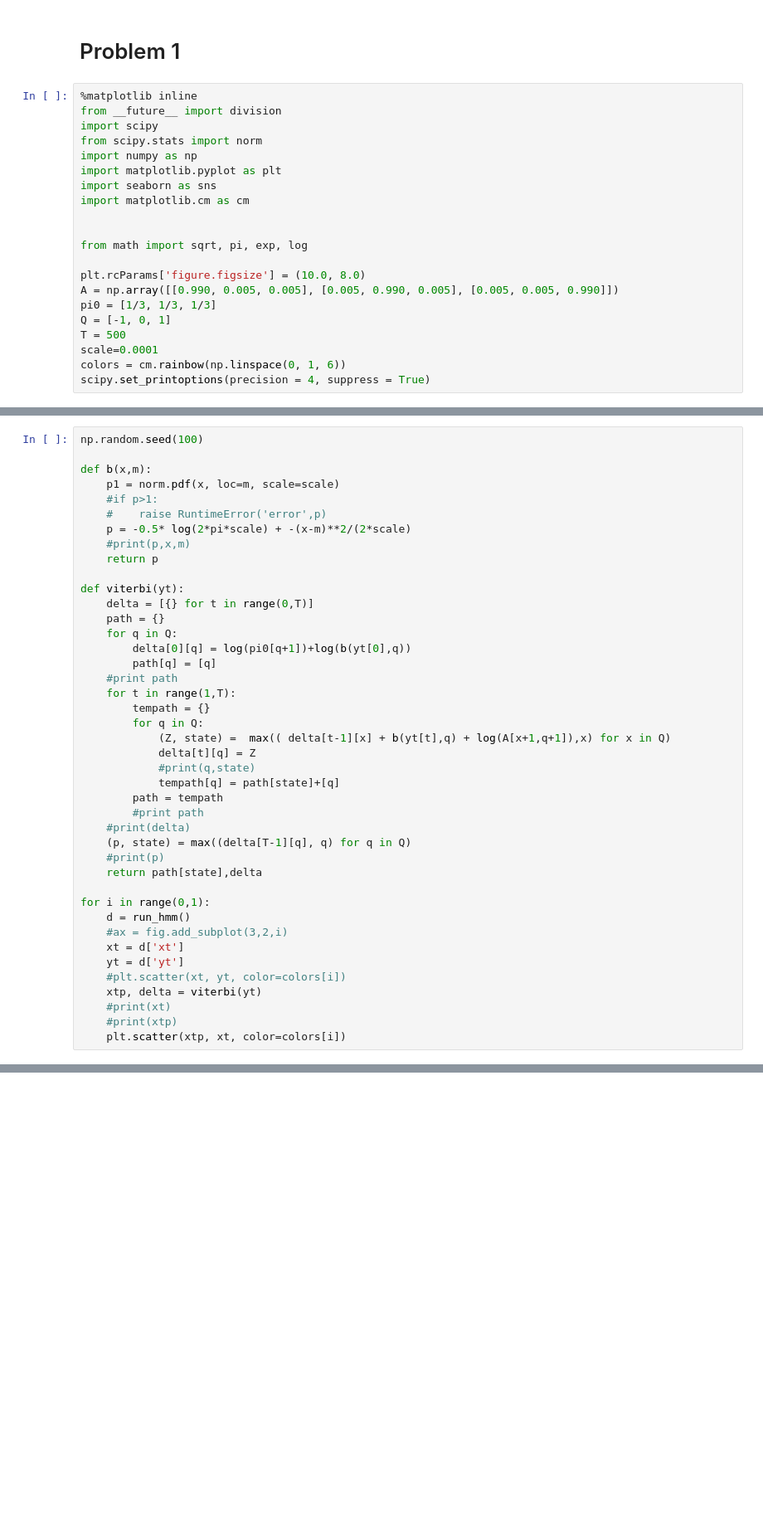
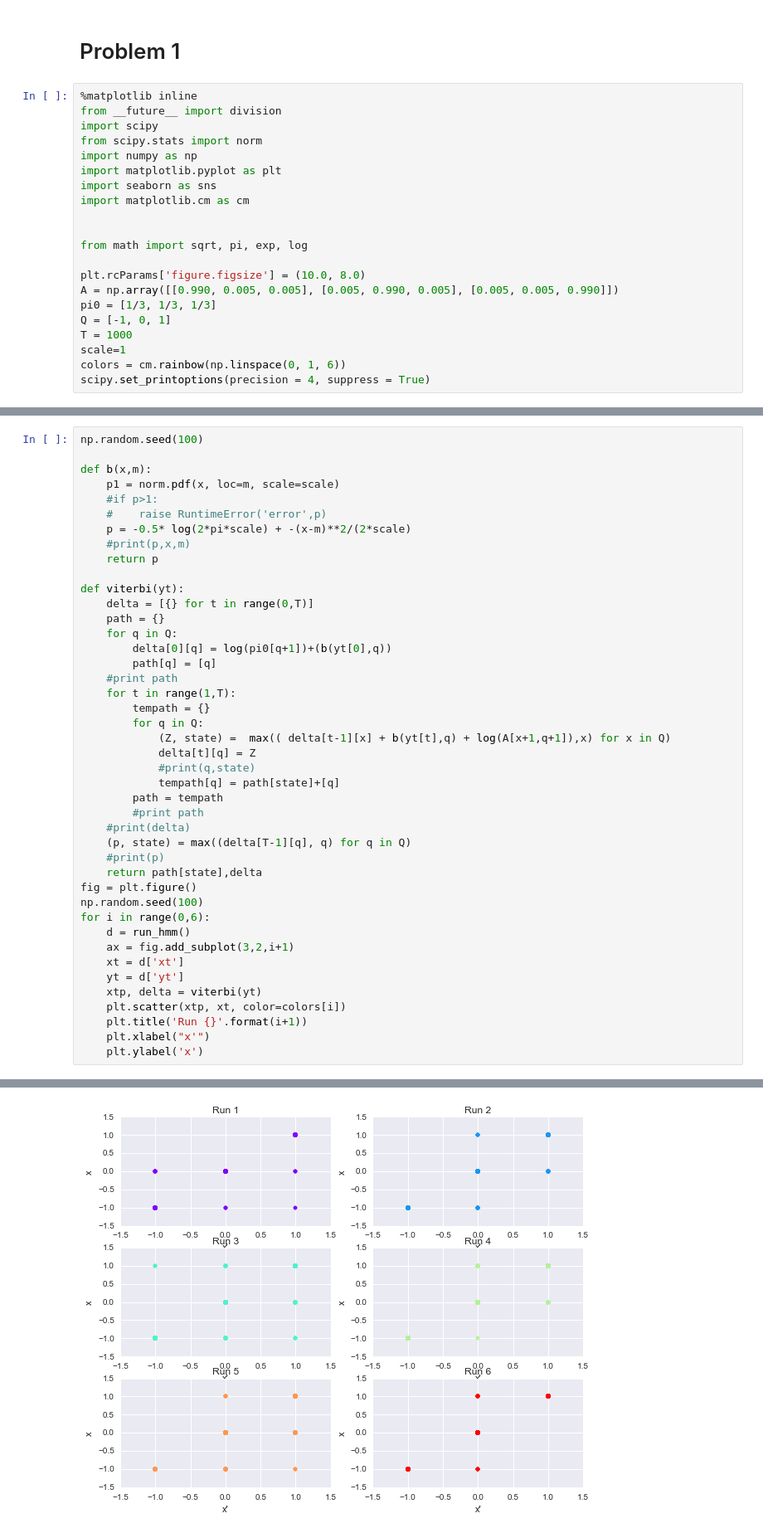
Before and after one commit to saketkc/hatex, a Jupyter notebook: 2015_Fall/MATH-541B/hmm/HMM.ipynb, the cells around one changed output, grey strips where cells are left out. Shown: that part at 83% size. Saved outputs shown, nothing was run; the diff lists cells and outputs as text; blank space fills up the shorter version.

```diff
--- a/2015_Fall/MATH-541B/hmm/HMM.ipynb
+++ b/2015_Fall/MATH-541B/hmm/HMM.ipynb
@@ -17,8 +17,8 @@ plt.rcParams['figure.figsize'] = (10.0, 8.0)
 A = np.array([[0.990, 0.005, 0.005], [0.005, 0.990, 0.005], [0.005, 0.005, 0.990]])
 pi0 = [1/3, 1/3, 1/3]
 Q = [-1, 0, 1]
-T = 500
-scale=0.0001
+T = 1000
+scale=1
 colors = cm.rainbow(np.linspace(0, 1, 6))
 scipy.set_printoptions(precision = 4, suppress = True)
 # %%
@@ -51,7 +51,7 @@ def viterbi(yt):
     delta = [{} for t in range(0,T)]
     path = {}
     for q in Q:
-        delta[0][q] = log(pi0[q+1])+log(b(yt[0],q))
+        delta[0][q] = log(pi0[q+1])+(b(yt[0],q))
         path[q] = [q]
     #print path
     for t in range(1,T):
@@ -67,15 +67,16 @@ def viterbi(yt):
     (p, state) = max((delta[T-1][q], q) for q in Q)
     #print(p)
     return path[state],delta
-
-for i in range(0,1):
+fig = plt.figure()
+np.random.seed(100)
+for i in range(0,6):
     d = run_hmm()
-    #ax = fig.add_subplot(3,2,i)
+    ax = fig.add_subplot(3,2,i+1)
     xt = d['xt']
     yt = d['yt']
-    #plt.scatter(xt, yt, color=colors[i])
     xtp, delta = viterbi(yt)
-    #print(xt)
-    #print(xtp)
     plt.scatter(xtp, xt, color=colors[i])
+    plt.title('Run {}'.format(i+1))
+    plt.xlabel("x'")
+    plt.ylabel('x')
 # %% [output]
@@ -82,0 +83 @@ ValueError: math domain error
+[figure, added]
```
Also changed, not shown: parts of 17 cells of this notebook.
